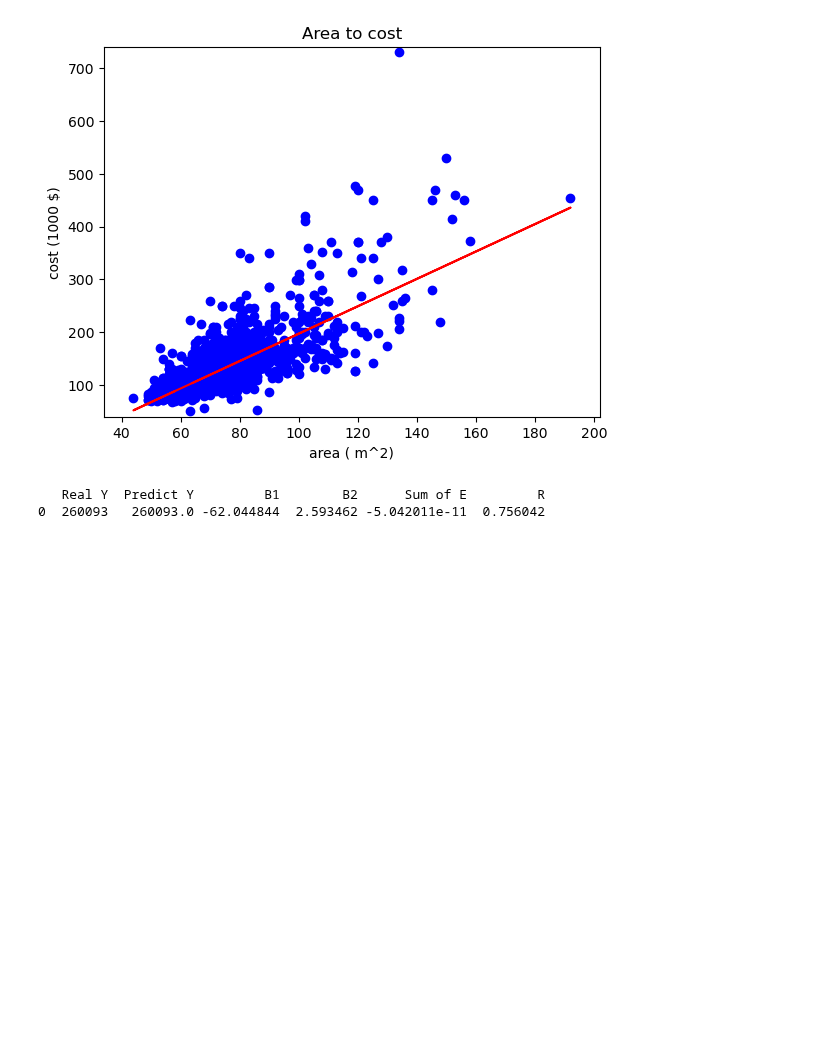
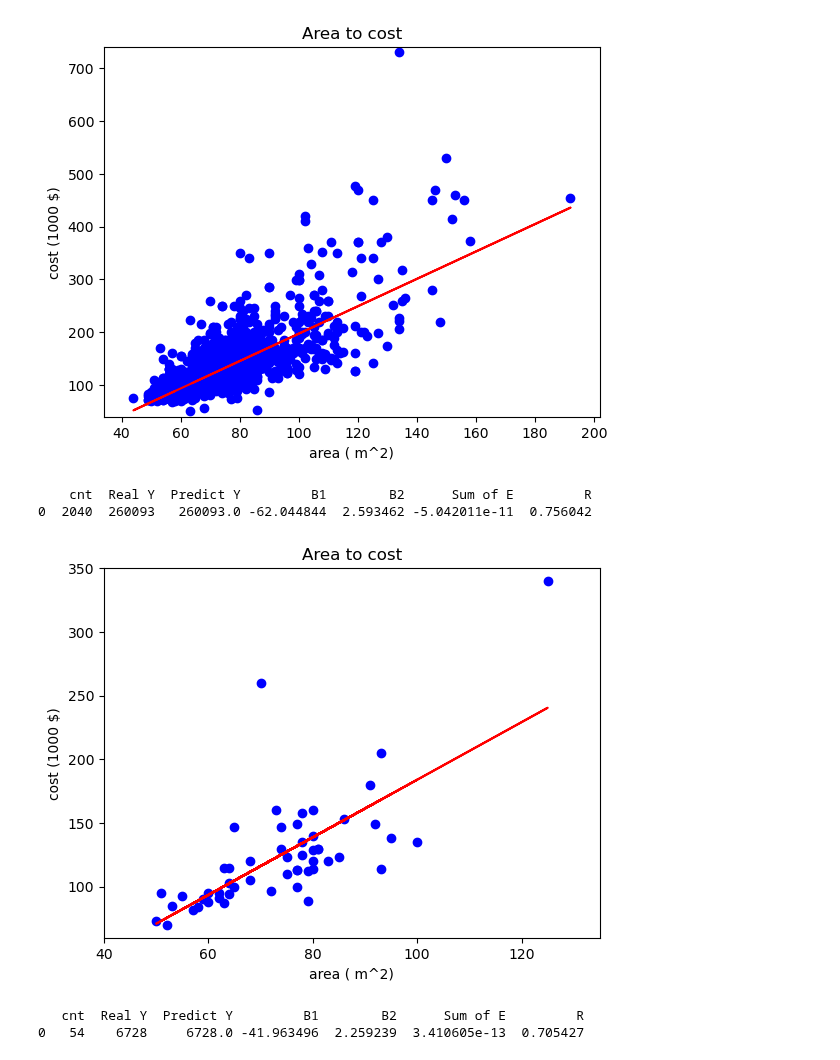
Before and after one commit to SmeysyaHromche/0MS, a Jupyter notebook: slr.ipynb, the cells around one changed output. Drawn from its saved outputs; the diff is of its cells as text; code cells hidden in the pictures; blank space fills up the shorter version.

```diff
--- a/slr.ipynb
+++ b/slr.ipynb
@@ -26,7 +26,7 @@ class SLR():
         '''
         self.PATH_TO_DATASET = 'dataset/flats_moscow.csv'
         self._dataset= pd.DataFrame()
-        self._solv = pd.DataFrame(columns=['Real Y', 'Predict Y', 'B1', 'B2', 'Sum of E', 'R'])
+        self._solv = pd.DataFrame(columns=['cnt', 'Real Y', 'Predict Y', 'B1', 'B2', 'Sum of E', 'R'])
 
 
     def StoringDataSet(self)->None:
@@ -84,14 +84,13 @@ class SLR():
         sample = data.loc[:, ['price', 'totsp']]
 
         if random_sampling:
-            cnt_samples = np.random(20, 100)
+            cnt_samples = np.random.randint(20, 100)
         else:
             cnt_samples = cnt_sample
 
         if not full_dataset:
-            low_x, high_x, low_y, high_y = sample['totsp'].mode()[0]-20, sample['totsp'].mode()[0]+20, sample['price'].mode()[0]-5, sample['price'].mode()[0]+5
             try:
-                sample = sample[(sample['totsp'] >= low_x) & (sample['totsp'] <= high_x) & (sample['price'] >= low_y) & (sample['price'] <= high_y)].sample(n=cnt_samples)
+                sample = sample.sample(n=cnt_samples)
             except ValueError as e:
                 raise Exception("Warning! Requested count of items in sample more than have dataset on actual data range.")
 
@@ -168,7 +167,7 @@ class SLR():
             cnt_sample [int]: items number in sample
 
         '''
-
+        self._solv.drop(self._solv.index,inplace=True)
 
         if count < 0:  # check count of repetitions
             raise Exception('Warning! The range of the number of elements must be greater than zero.')
@@ -181,11 +180,11 @@ class SLR():
 
         for _ in range(count):  # repetitions
 
-            x, y = self._Sampling(self._Get_dataset(positive), full_dataset, random_sampling, cnt_sample)  # independent(x) and dependent(y) data
+            x, y, = self._Sampling(self._Get_dataset(positive), full_dataset, random_sampling, cnt_sample)  # independent(x) and dependent(y) data
 
             y_predict, y_sum, y_predict_sum, b1, b2, e_sum, r = self._Alg(x, y)  # SLR
 
-            self._solv.loc[len(self._solv)] = {'Real Y':y_sum, 'Predict Y':y_predict_sum, 'B1': b1, 'B2': b2, 'Sum of E':e_sum, 'R': r}   # store output of actual expiriment
+            self._solv.loc[len(self._solv)] = {'cnt':x.size, 'Real Y':y_sum, 'Predict Y':y_predict_sum, 'B1': b1, 'B2': b2, 'Sum of E':e_sum, 'R': r}   # store output of actual expiriment
 
             if count == 1:  # vizual for only one experiment
                 self._Vizualization(x, y, y_predict)
@@ -198,11 +197,20 @@ class SLR():
 SLR_solv = SLR()
 SLR_solv.StoringDataSet()
 # %%
-# First experiment
+# Experiment № 1
 # Description: SLR with full dataset (positive relation)
 
 SLR_solv.Experiment(count=1, full_dataset=True, random_sampling=False, positive=False, cnt_sample=0)
 # %% [output]
 [figure]
-   Real Y  Predict Y         B1        B2      Sum of E         R
-0  260093   260093.0 -62.044844  2.593462 -5.042011e-11  0.756042
+    cnt  Real Y  Predict Y         B1        B2      Sum of E         R
+0  2040  260093   260093.0 -62.044844  2.593462 -5.042011e-11  0.756042
+# %%
+# Experiment № 2
+# Description: SLR with datasets sample (positive relation)
+
+SLR_solv.Experiment(count=1, full_dataset=False, random_sampling=True, positive=False, cnt_sample=0)
+# %% [output]
+[figure, added]
+   cnt  Real Y  Predict Y         B1        B2      Sum of E         R
+0   54    6728     6728.0 -41.963496  2.259239  3.410605e-13  0.705427
```
Also changed, not shown: parts of 1 cell of this notebook.
